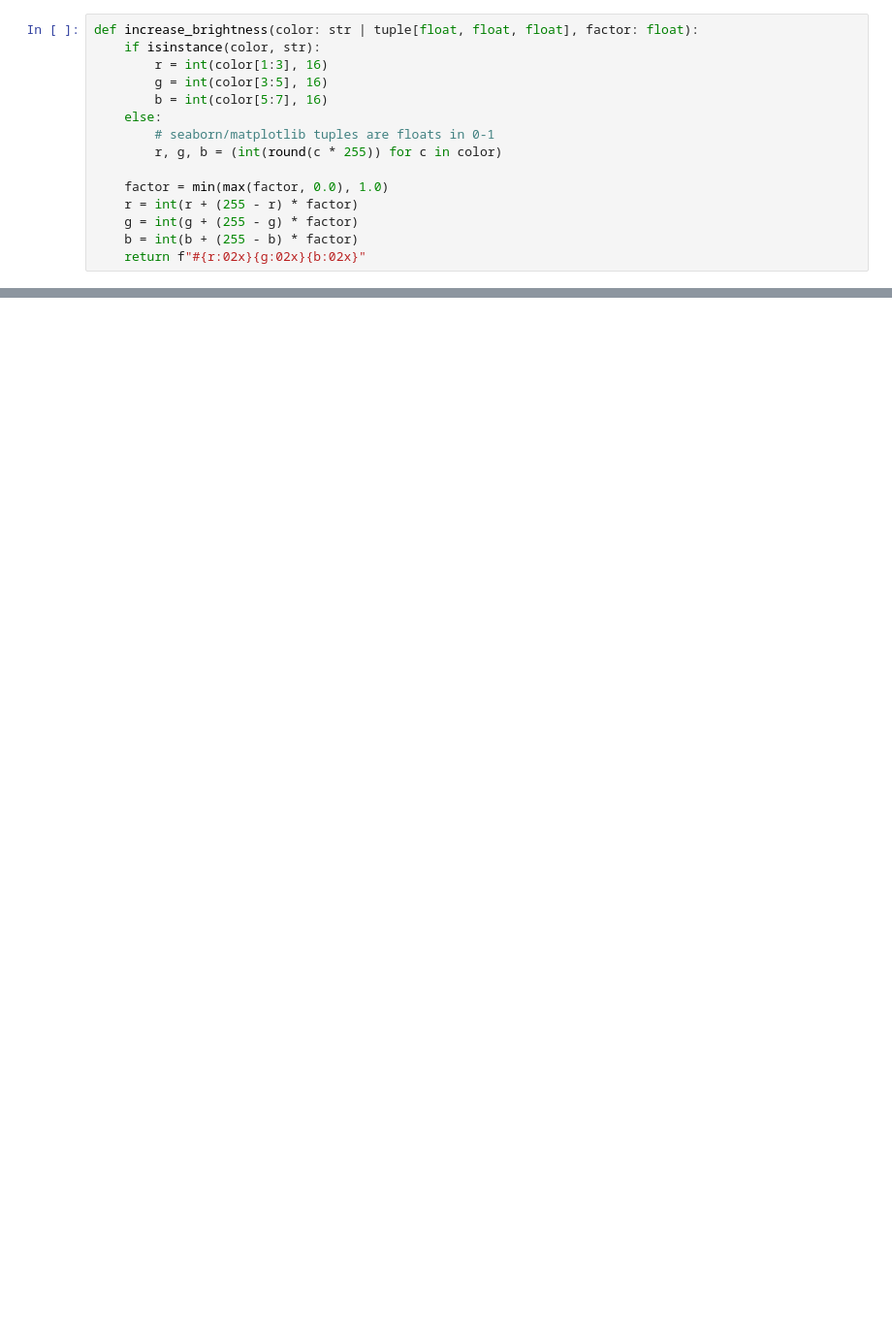
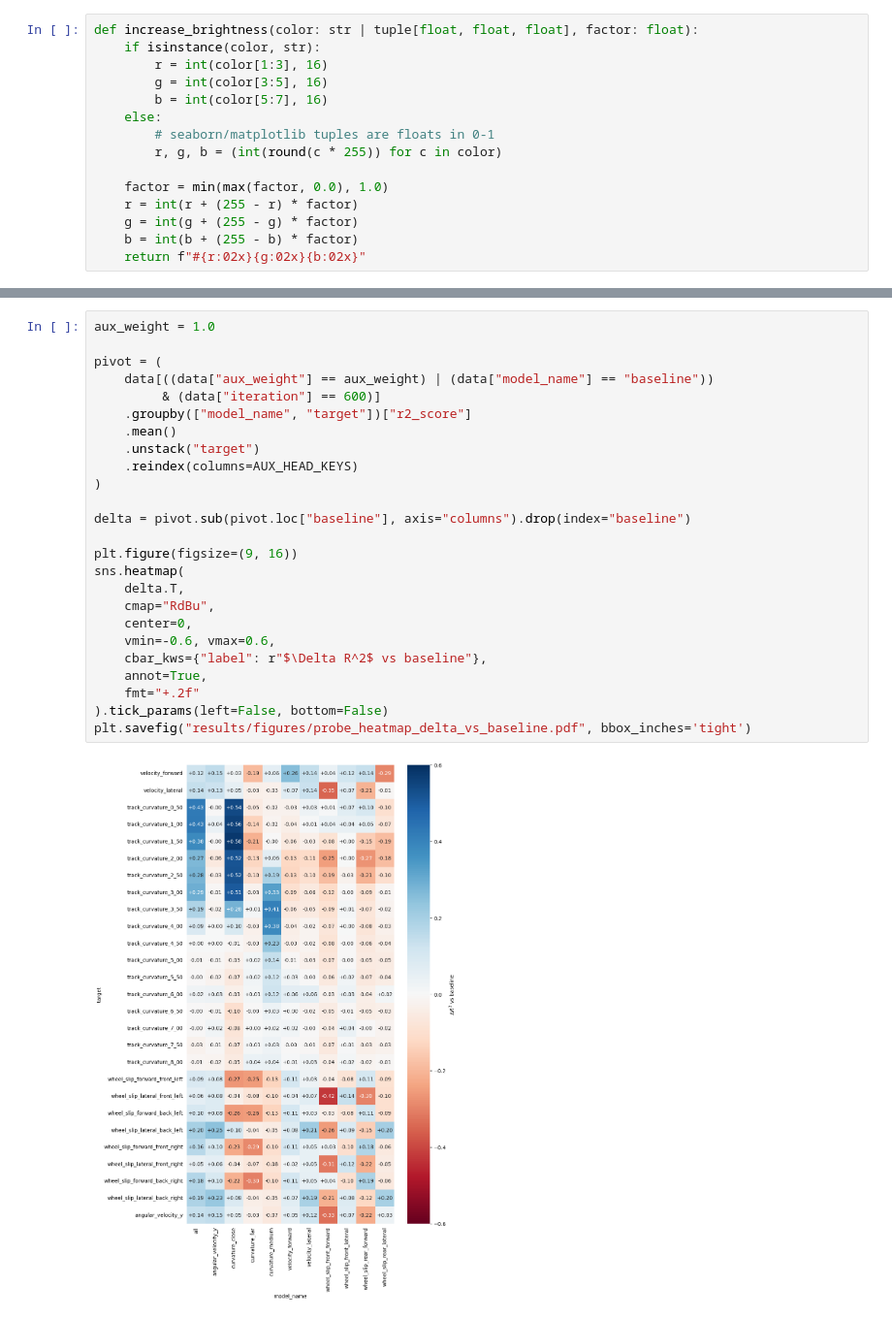
Before and after one commit to jacquesamsel/skripsie, a Jupyter notebook: aux_head_regression_results.ipynb, the cells around one changed output, grey strips where cells are left out. Shown at 97% size. Cells and saved outputs as stored; diff of their text form; blank space fills up the shorter version.

```diff
--- a/aux_head_regression_results.ipynb
+++ b/aux_head_regression_results.ipynb
@@ -207,0 +135,27 @@ for i in range(len(AUX_HEAD_KEYS), ROWS * COLS):
+# %%
+aux_weight = 1.0
+
+pivot = (
+    data[((data["aux_weight"] == aux_weight) | (data["model_name"] == "baseline"))
+         & (data["iteration"] == 600)]
+    .groupby(["model_name", "target"])["r2_score"]
+    .mean()
+    .unstack("target")
+    .reindex(columns=AUX_HEAD_KEYS)
+)
+
+delta = pivot.sub(pivot.loc["baseline"], axis="columns").drop(index="baseline")
+
+plt.figure(figsize=(9, 16))
+sns.heatmap(
+    delta.T,
+    cmap="RdBu",
+    center=0,
+    vmin=-0.6, vmax=0.6,
+    cbar_kws={"label": r"$\Delta R^2$ vs baseline"},
+    annot=True,
+    fmt="+.2f"
+).tick_params(left=False, bottom=False)
+plt.savefig("results/figures/probe_heatmap_delta_vs_baseline.pdf", bbox_inches='tight')
+# %% [output]
+[figure, added]
```
Also changed, not shown: parts of 6 cells of this notebook, 11 other files.
